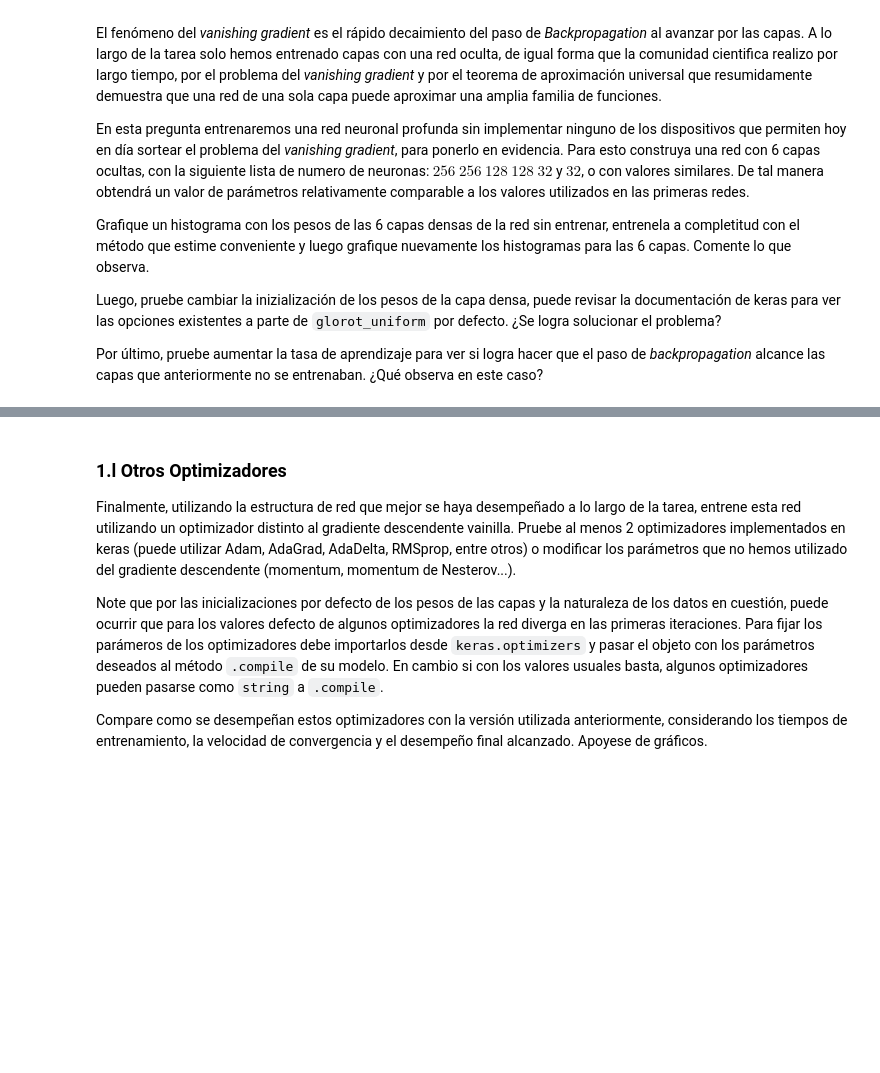
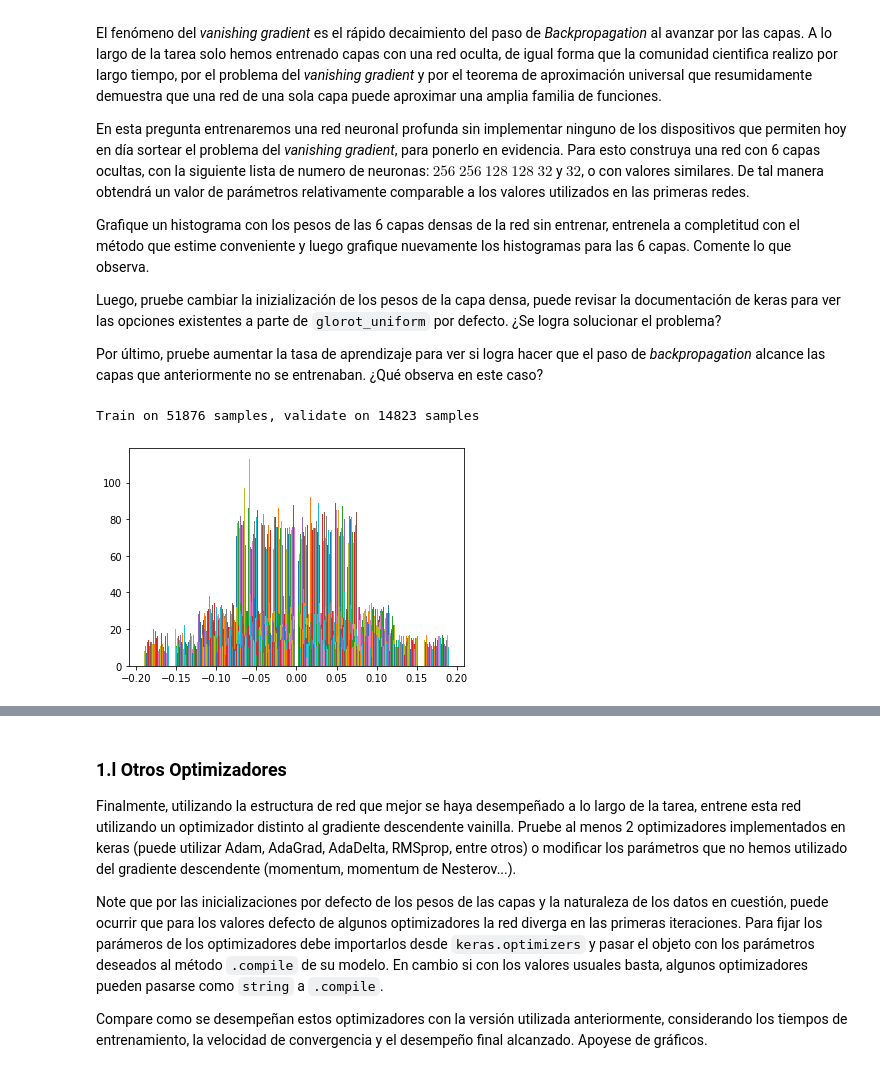
Before and after one commit to gekkoseba/Redes-neuronales, a Jupyter notebook: Tareas/Enunciado Tarea 1.ipynb, the cells around one changed output, grey strips where cells are left out. Drawn from its saved outputs; the diff is of its cells as text; code cells hidden in the pictures; blank space fills up the shorter version.

```diff
--- a/Tareas/Enunciado Tarea 1.ipynb
+++ b/Tareas/Enunciado Tarea 1.ipynb
@@ -947,0 +939,20 @@ layer_bias_weight = model.get_layer(index=i).get_weights()[1]
+# %%
+# . . .
+model=Sequential()
+
+model.add(Dense(units=256, activation='relu'))
+model.add(Dense(units=256, activation='relu'))
+model.add(Dense(units=128, activation='relu'))
+model.add(Dense(units=128, activation='relu'))
+model.add(Dense(units=32, activation='relu'))
+model.add(Dense(units=32, activation='relu'))
+model.add(Dense(1))
+model.compile(optimizer=SGD(lr=0.002),loss='mse')
+model.fit(x_tr, y_tr, epochs=0, validation_data=(x_val,y_val))
+for i in range (5):
+    layer_kernel_weights = model.get_layer(index=i).get_weights()[0]
+    layer_bias_weight = model.get_layer(index=i).get_weights()[1]
+    plt.hist(layer_kernel_weights)
+# %% [output]
+Train on 51876 samples, validate on 14823 samples
+[figure, added]
```
Also changed, not shown: parts of 4 cells of this notebook.
